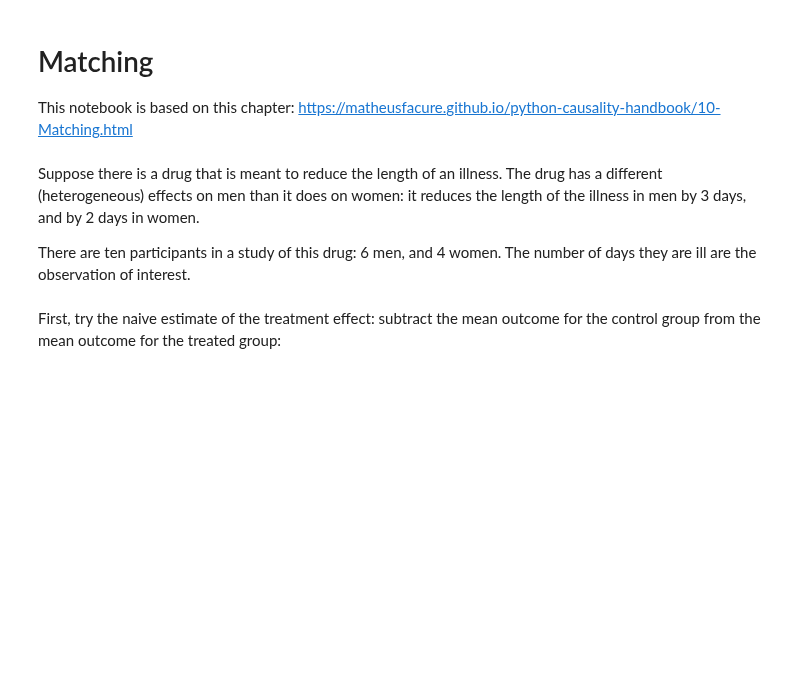
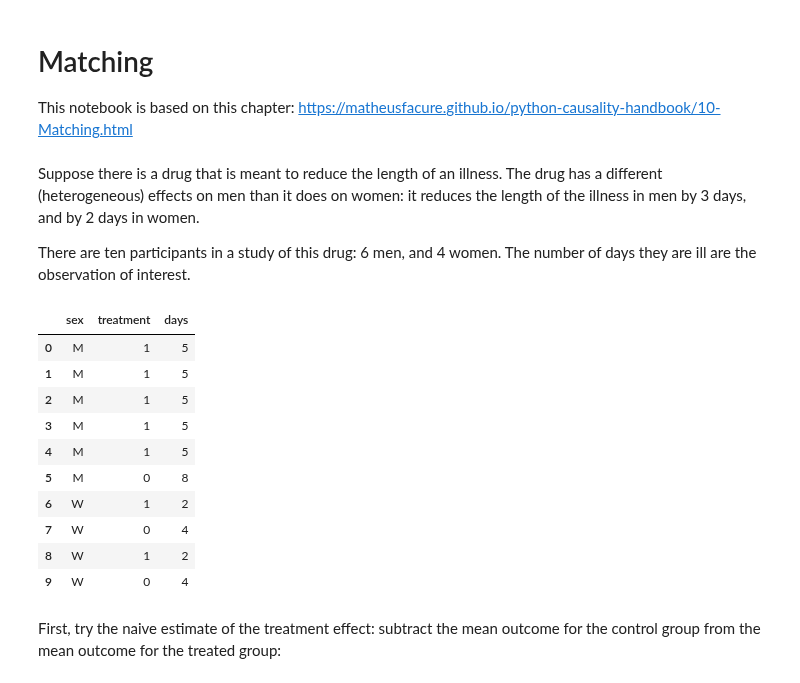
Before and after one commit to tara-sullivan/econ726-notebooks, a Jupyter notebook: notebooks/05-matching.ipynb, the cells around one changed output. Saved outputs shown, nothing was run; the diff lists cells and outputs as text; code cells hidden in the pictures; blank space fills up the shorter version.

```diff
--- a/notebooks/05-matching.ipynb
+++ b/notebooks/05-matching.ipynb
@@ -20,9 +20,22 @@ The number of days they are ill are the observation of interest.
 # %%
 drug_df = pd.DataFrame(dict(
     sex= ["M","M","M","M","M","M", "W","W","W","W"],
     treatment=[1,1,1,1,1,0,  1,0,1,0],
     days=[5,5,5,5,5,8,  2,4,2,4]
 ))
+drug_df
+# %% [output]
+|  | sex | treatment | days |
+| 0 | M | 1 | 5 |
+| 1 | M | 1 | 5 |
+| 2 | M | 1 | 5 |
+| 3 | M | 1 | 5 |
+| 4 | M | 1 | 5 |
+| 5 | M | 0 | 8 |
+| 6 | W | 1 | 2 |
+| 7 | W | 0 | 4 |
+| 8 | W | 1 | 2 |
+| 9 | W | 0 | 4 |
 # %% [markdown]
 First, try the naive estimate of the treatment effect: subtract the mean outcome for the control group
 from the mean outcome for the treated group:
```
Also changed, not shown: parts of 3 cells of this notebook, 3 other files.
